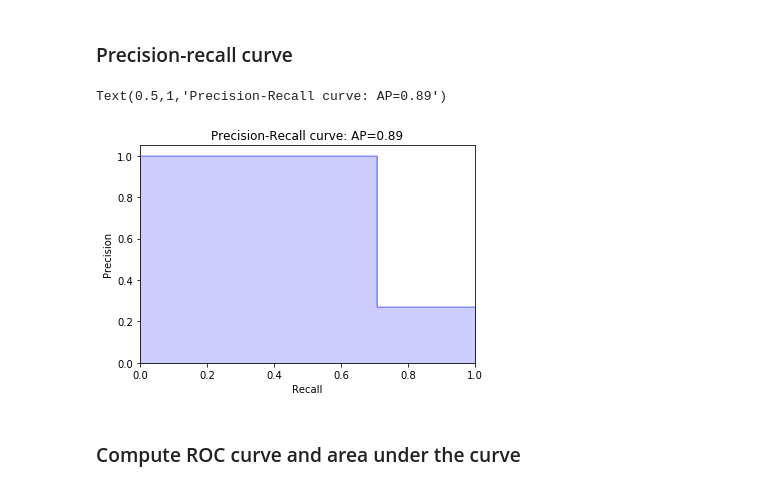
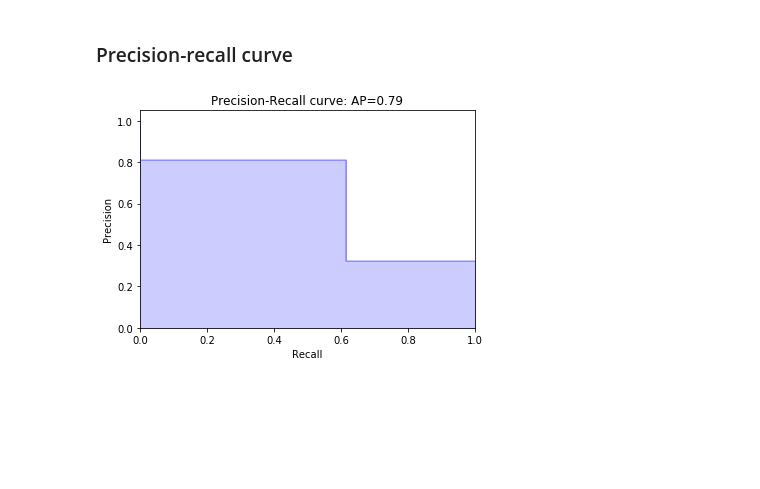
Before and after one commit to knightlab-analyses/ibd-surgery, a Jupyter notebook: notebooks_metagenomics/3.1 Classification of surgery vs non-surgery patients by taxonomy profile.ipynb, the cells around one changed output. Drawn from its saved outputs; the diff is of its cells as text; code cells hidden in the pictures; blank space fills up the shorter version.

Commit message:
update notebook 3.1 to create plots based on 100 iterations

```diff
--- a/notebooks_metagenomics/3.1 Classification of surgery vs non-surgery patients by taxonomy profile.ipynb
+++ b/notebooks_metagenomics/3.1 Classification of surgery vs non-surgery patients by taxonomy profile.ipynb
@@ -14,8 +14,8 @@ matplotlib.rcParams['ps.fonttype'] = 42
 # %%
 #load species abundance
 
-df_species=pd.read_csv('./data/metaphlan2_species_level_abundance_classified.csv',index_col=0)
-df_meta=pd.read_csv('./data/metadata_updated_filtered_201904.csv',index_col=0)
+df_species=pd.read_csv('../data/Sandborn_data/taxonomy_results/metaphlan2_species_level_abundance_classified.csv',index_col=0)
+df_meta=pd.read_csv('../data/Sandborn_data/metadata/metadata_updated_filtered_201904.csv',index_col=0)
 
 #create dictionary to
 dic_date=dict(zip(list(df_meta.index),list(df_meta.time_point)))
@@ -106,0 +112,34 @@ Average precision-recall score:  0.8934925093632959
+# %%
+from sklearn.metrics import accuracy_score
+from sklearn.metrics import average_precision_score
+
+#define classifier
+from sklearn.ensemble import RandomForestClassifier
+class_rf = RandomForestClassifier(n_jobs=4)
+y_test_all=[]
+y_rf_all=[]
+tprs = []
+aucs = []
+mean_fpr = np.linspace(0, 1, 100)
+pcscore_list=[]
+featuelist=[]
+for i in range(100):
+    print i
+    X_train, X_test,y_test,y_train=split_data(df_meta,df_species)
+    class_rf.fit(X_train.T, y_train)
+    # Predict on new data
+    y_rf = class_rf.predict(X_test.T)
+    #record the y_test and y_rf for each iteration so it could be used to calculate over all precision-recall curve
+    y_test_all.append(y_test)
+    y_rf_all.append(y_rf)
+    # calculate the accuracy score of the classifier
+    pcscore_list.append(average_precision_score(y_test, y_rf))
+    ind_top30=sorted(range(len(class_rf.feature_importances_)), key=lambda i: class_rf.feature_importances_[i])[-30:]
+    for i in ind_top30:
+        featuelist.append(df_species.index[i])
+    probas_= class_rf.fit(X_train.T, y_train).predict_proba(X_test.T)
+    fpr, tpr, thresholds = roc_curve(y_test, probas_[:, 1])
+    tprs.append(interp(mean_fpr, fpr, tpr))
+    tprs[-1][0] = 0.0
+    roc_auc = auc(fpr, tpr)
+    aucs.append(roc_auc)
@@ -109,27 +227,27 @@ Average precision-recall score:  0.8934925093632959
 # %%
 from sklearn.metrics import precision_recall_curve
 import matplotlib.pyplot as plt
 from sklearn.utils.fixes import signature
 
-precision, recall, _ = precision_recall_curve(y_test, y_rf)
+y_test_all_flat = [item for sublist in y_test_all for item in sublist]
+y_rf_all_flat = [item for sublist in y_rf_all for item in sublist]
+
+precision, recall, _ = precision_recall_curve(y_test_all_flat, y_rf_all_flat)
 
 # In matplotlib < 1.5, plt.fill_between does not have a 'step' argument
 step_kwargs = ({'step': 'post'}
                if 'step' in signature(plt.fill_between).parameters
                else {})
 plt.step(recall, precision, color='b', alpha=0.3,
          where='post')
 plt.fill_between(recall, precision, alpha=0.2, color='b', **step_kwargs)
 
 plt.xlabel('Recall')
 plt.ylabel('Precision')
 plt.ylim([0.0, 1.05])
 plt.xlim([0.0, 1.0])
 plt.title('Precision-Recall curve: AP={0:0.2f}'.format(
           average_precision))
 #plt.savefig('../data/Sandborn_data/figures/precision_recall_curve_species.pdf')
 # %% [output]
-Text(0.5,1,'Precision-Recall curve: AP=0.89')
-[figure, old version]
+[figure, new version]
-# %% [markdown]
-### Compute ROC curve and area under the curve
```
Also changed, not shown: parts of 11 cells of this notebook.
